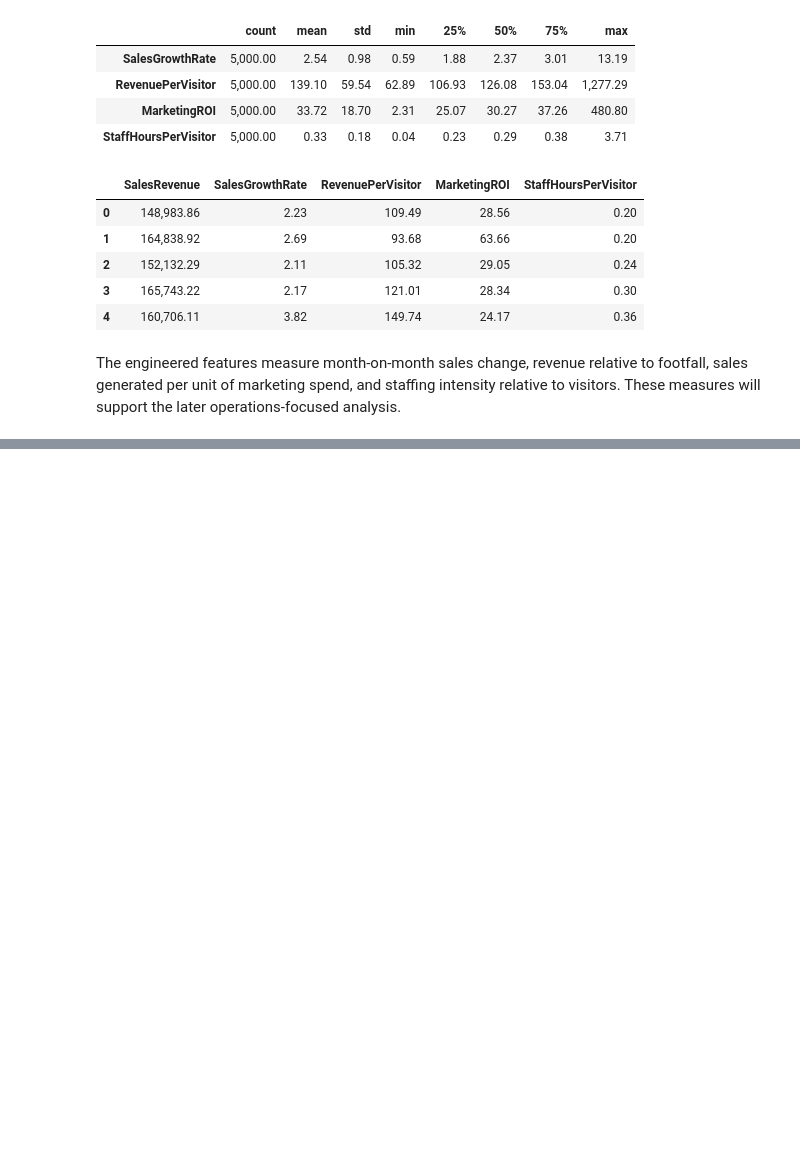
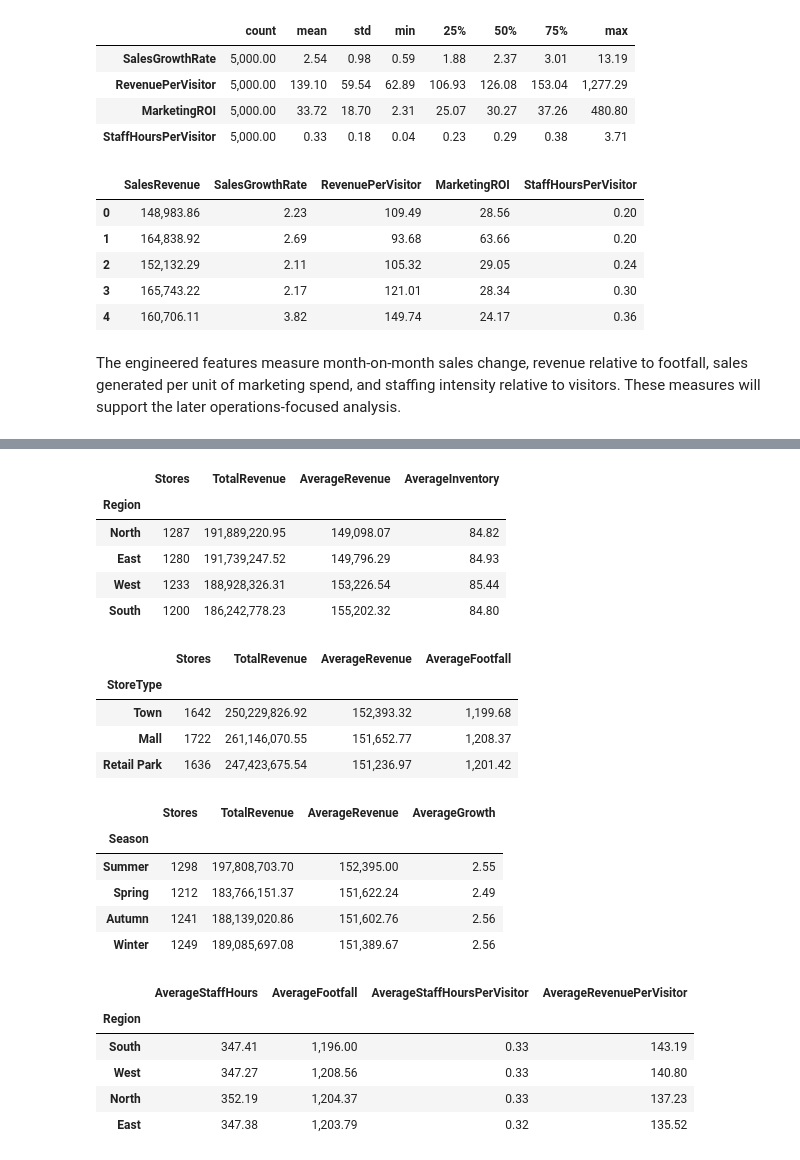
Before and after one commit to PaulaEleni05/CA1-Business-Analytics, a Jupyter notebook: CA1_Analysis.ipynb, the cells around one changed output, grey strips where cells are left out. Drawn from its saved outputs; the diff is of its cells as text; code cells hidden in the pictures; blank space fills up the shorter version.

```diff
--- a/CA1_Analysis.ipynb
+++ b/CA1_Analysis.ipynb
@@ -232,0 +237,64 @@ The engineered features measure month-on-month sales change, revenue relative to
+# %%
+region_summary = retail_clean.groupby('Region').agg(
+    Stores=('StoreID', 'count'),
+    TotalRevenue=('SalesRevenue', 'sum'),
+    AverageRevenue=('SalesRevenue', 'mean'),
+    AverageInventory=('InventoryAvailability', 'mean'),
+).sort_values('TotalRevenue', ascending=False)
+
+store_type_summary = retail_clean.groupby('StoreType').agg(
+    Stores=('StoreID', 'count'),
+    TotalRevenue=('SalesRevenue', 'sum'),
+    AverageRevenue=('SalesRevenue', 'mean'),
+    AverageFootfall=('Footfall', 'mean'),
+).sort_values('AverageRevenue', ascending=False)
+
+season_summary = retail_clean.groupby('Season').agg(
+    Stores=('StoreID', 'count'),
+    TotalRevenue=('SalesRevenue', 'sum'),
+    AverageRevenue=('SalesRevenue', 'mean'),
+    AverageGrowth=('SalesGrowthRate', 'mean'),
+).sort_values('AverageRevenue', ascending=False)
+
+operations_summary = retail_clean.groupby('Region').agg(
+    AverageStaffHours=('StaffHours', 'mean'),
+    AverageFootfall=('Footfall', 'mean'),
+    AverageStaffHoursPerVisitor=('StaffHoursPerVisitor', 'mean'),
+    AverageRevenuePerVisitor=('RevenuePerVisitor', 'mean'),
+).sort_values('AverageRevenuePerVisitor', ascending=False)
+
+# Region table: compares total and average revenue and inventory availability by region.
+display(region_summary)
+
+# Store type table: compares revenue and average footfall for each type of store.
+display(store_type_summary)
+
+# Season table: compares revenue and average sales growth across the four seasons.
+display(season_summary)
+
+# Operations table: compares staffing, visitors and revenue efficiency by region.
+display(operations_summary)
+# %% [output]
+|  | Stores | TotalRevenue | AverageRevenue | AverageInventory |
+| Region |  |  |  |  |
+| North | 1287 | 191,889,220.95 | 149,098.07 | 84.82 |
+| East | 1280 | 191,739,247.52 | 149,796.29 | 84.93 |
+| West | 1233 | 188,928,326.31 | 153,226.54 | 85.44 |
+| South | 1200 | 186,242,778.23 | 155,202.32 | 84.80 |
+|  | Stores | TotalRevenue | AverageRevenue | AverageFootfall |
+| StoreType |  |  |  |  |
+| Town | 1642 | 250,229,826.92 | 152,393.32 | 1,199.68 |
+| Mall | 1722 | 261,146,070.55 | 151,652.77 | 1,208.37 |
+| Retail Park | 1636 | 247,423,675.54 | 151,236.97 | 1,201.42 |
+|  | Stores | TotalRevenue | AverageRevenue | AverageGrowth |
+| Season |  |  |  |  |
+| Summer | 1298 | 197,808,703.70 | 152,395.00 | 2.55 |
+| Spring | 1212 | 183,766,151.37 | 151,622.24 | 2.49 |
+| Autumn | 1241 | 188,139,020.86 | 151,602.76 | 2.56 |
+| Winter | 1249 | 189,085,697.08 | 151,389.67 | 2.56 |
+|  | AverageStaffHours | AverageFootfall | AverageStaffHoursPerVisitor | AverageRevenuePerVisitor |
+| Region |  |  |  |  |
+| South | 347.41 | 1,196.00 | 0.33 | 143.19 |
+| West | 347.27 | 1,208.56 | 0.33 | 140.80 |
+| North | 352.19 | 1,204.37 | 0.33 | 137.23 |
+| East | 347.38 | 1,203.79 | 0.32 | 135.52 |
```
Also changed, not shown: parts of 15 cells of this notebook.
